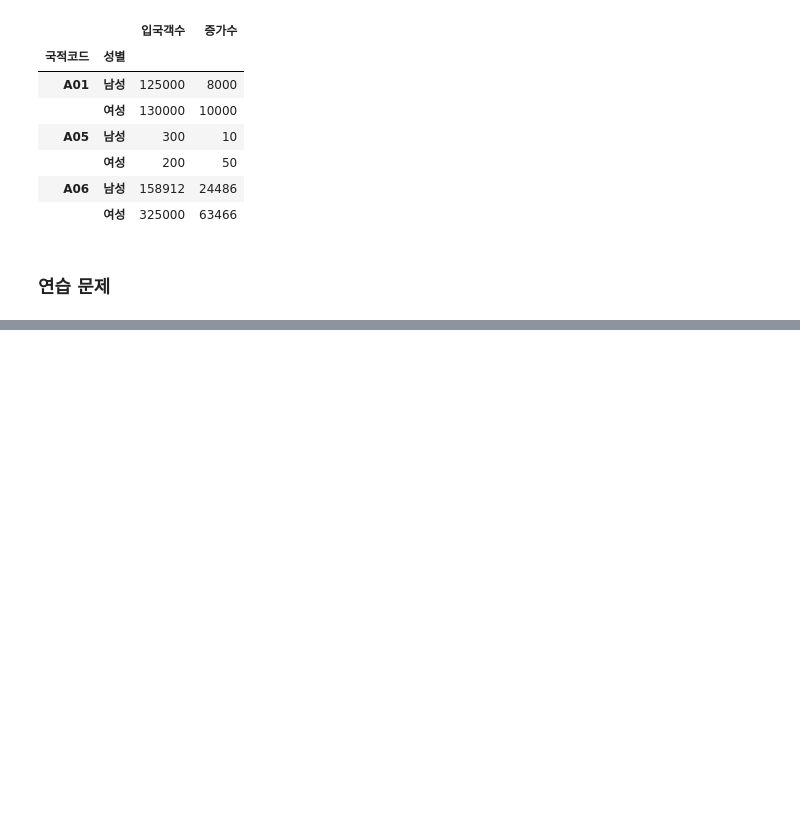
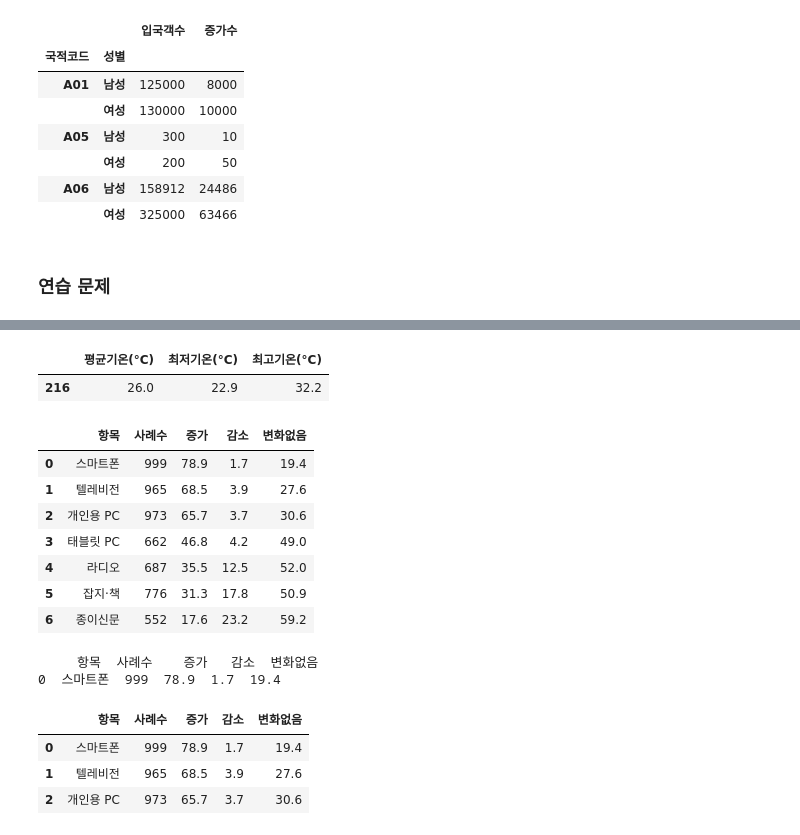
Before and after one commit to Ewha-Ohsori/OhsoriMarket, a Jupyter notebook: Downloads/DAbook1-main/ch5_pandas.ipynb, the cells around one changed output, grey strips where cells are left out. Cells and saved outputs as stored; diff of their text form; code cells hidden in the pictures; blank space fills up the shorter version.

```diff
--- a/Downloads/DAbook1-main/ch5_pandas.ipynb
+++ b/Downloads/DAbook1-main/ch5_pandas.ipynb
@@ -556,0 +600,37 @@ s1.groupby(['국적코드','성별']).sum()
+# %%
+# 1-4 @@
+w=temp['최고기온(°C)']==temp['최고기온(°C)'].max()
+maxtemp=temp[w]
+maxtemp[['평균기온(°C)','최저기온(°C)','최고기온(°C)']]
+# %% [output]
+|  | 평균기온(°C) | 최저기온(°C) | 최고기온(°C) |
+| 216 | 26.0 | 22.9 | 32.2 |
+# %%
+# 2-1
+covid = pd.read_csv('materials/5장/covid.csv', encoding='cp949') # error fixed
+covid
+# %% [output]
+|  | 항목 | 사례수 | 증가 | 감소 | 변화없음 |
+| 0 | 스마트폰 | 999 | 78.9 | 1.7 | 19.4 |
+| 1 | 텔레비전 | 965 | 68.5 | 3.9 | 27.6 |
+| 2 | 개인용 PC | 973 | 65.7 | 3.7 | 30.6 |
+| 3 | 태블릿 PC | 662 | 46.8 | 4.2 | 49.0 |
+| 4 | 라디오 | 687 | 35.5 | 12.5 | 52.0 |
+| 5 | 잡지·책 | 776 | 31.3 | 17.8 | 50.9 |
+| 6 | 종이신문 | 552 | 17.6 | 23.2 | 59.2 |
+# %%
+# 2-2
+a = covid['사례수']==covid['사례수'].max()
+print(covid[a])
+# %% [output]
+     항목  사례수    증가   감소  변화없음
+0  스마트폰  999  78.9  1.7  19.4
+# %%
+# 2-3
+covid.sort_values(by='증가')
+covid.head(3)
+# %% [output]
+|  | 항목 | 사례수 | 증가 | 감소 | 변화없음 |
+| 0 | 스마트폰 | 999 | 78.9 | 1.7 | 19.4 |
+| 1 | 텔레비전 | 965 | 68.5 | 3.9 | 27.6 |
+| 2 | 개인용 PC | 973 | 65.7 | 3.7 | 30.6 |
```
Also changed, not shown: parts of 14 cells of this notebook, 1 other file.
